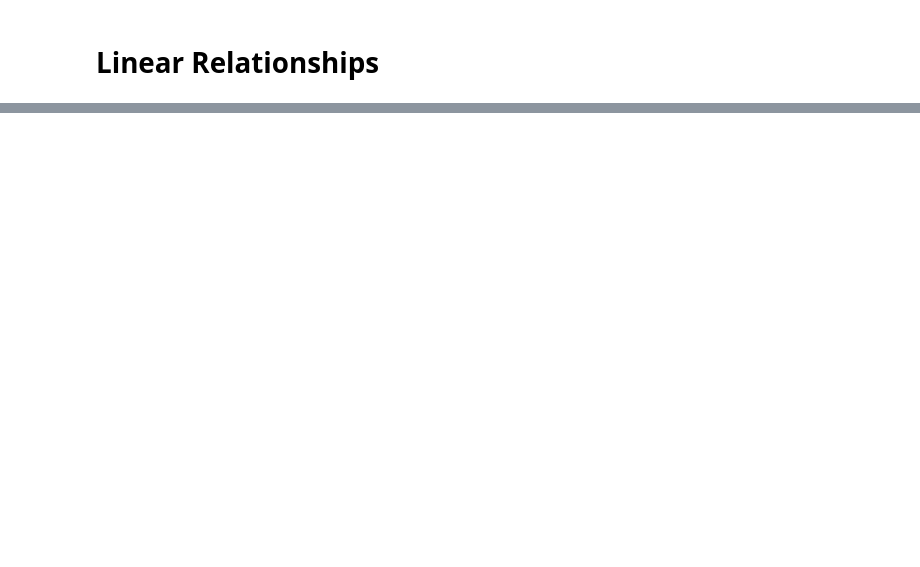
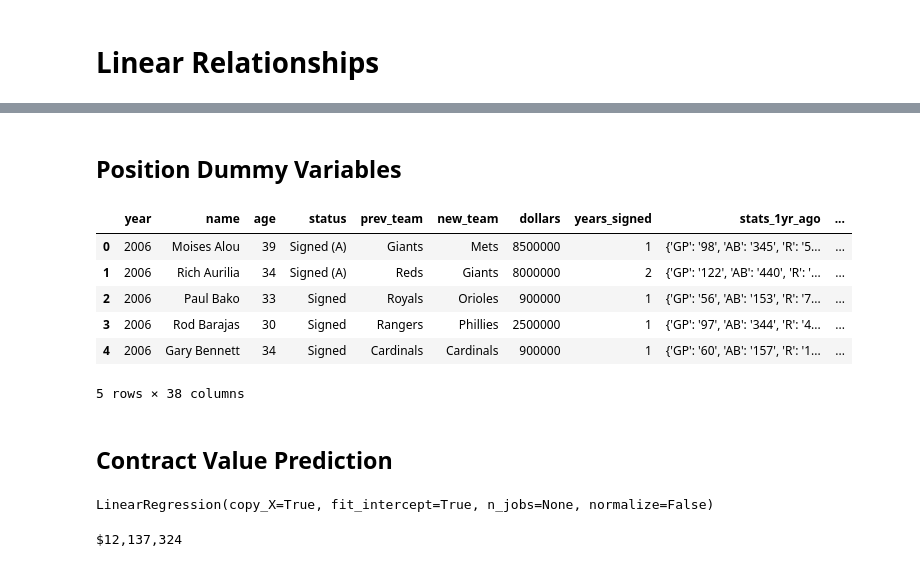
Before and after one commit to ryanjcarroll/MLB-Free-Agents-Data-Analysis, a Jupyter notebook: Data Analysis - Batters.ipynb, the cells around one changed output, grey strips where cells are left out. Saved outputs shown, nothing was run; the diff lists cells and outputs as text; code cells hidden in the pictures; blank space fills up the shorter version.

```diff
--- a/Data Analysis - Batters.ipynb
+++ b/Data Analysis - Batters.ipynb
@@ -26,0 +58,32 @@ batters.head()
+# %%
+# calculate 3-year average stats
+avg = []
+obp = []
+slg = []
+
+for index, row in batters.iterrows():
+    if row['AB_3yr'] == 0:
+        avg.append(0)
+        obp.append(0)
+        slg.append(0)
+    else:
+        avg.append(
+            float(
+                row['H_3yr']/row['AB_3yr']
+            )
+        )
+        obp.append(
+            float(
+                (row['H_3yr'] + row['BB_3yr']) / row['AB_3yr']
+            )
+        )
+        slg.append(
+            float(
+                (row['H_3yr'] + row['2B_3yr'] + 2*row['3B_3yr'] + 3*row['HR_3yr']) / row['AB_3yr']
+            )
+        )
+batters['AVG_3yr'] = avg
+batters['OBP_3yr'] = obp
+batters['SLG_3yr'] = slg
+
+batters.head()
@@ -84,0 +154,47 @@ plt.show()
+# %% [markdown]
+## Position Dummy Variables
+# %%
+# correct outfield positions
+batters.loc[batters['name']=='Jose Cruz Jr.', 'pos'] = 'LF'
+batters.loc[batters['name']=='So Taguchi', 'pos'] = 'LF'
+batters.loc[batters['name']=='Fred Lewis', 'pos'] = 'LF'
+batters.loc[batters['name']=='Carlos Beltran', 'pos'] = 'CF'
+
+batters = pd.get_dummies(batters, columns=['pos'])
+batters.head()
+# %% [output]
+|  | year | name | age | status | prev_team | new_team | dollars | years_signed | stats_1yr_ago | ... |
+| 0 | 2006 | Moises Alou | 39 | Signed (A) | Giants | Mets | 8500000 | 1 | {'GP': '98', 'AB': '345', 'R': '5... | ... |
+| 1 | 2006 | Rich Aurilia | 34 | Signed (A) | Reds | Giants | 8000000 | 2 | {'GP': '122', 'AB': '440', 'R': '... | ... |
+| 2 | 2006 | Paul Bako | 33 | Signed | Royals | Orioles | 900000 | 1 | {'GP': '56', 'AB': '153', 'R': '7... | ... |
+| 3 | 2006 | Rod Barajas | 30 | Signed | Rangers | Phillies | 2500000 | 1 | {'GP': '97', 'AB': '344', 'R': '4... | ... |
+| 4 | 2006 | Gary Bennett | 34 | Signed | Cardinals | Cardinals | 900000 | 1 | {'GP': '60', 'AB': '157', 'R': '1... | ... |
+5 rows × 38 columns
+# %% [markdown]
+## Contract Value Prediction
+# %%
+# linear regression with positional dummies
+mlr = LinearRegression()
+x = batters[['WAR_3yr', 'pos_C','pos_1B','pos_2B','pos_3B','pos_SS','pos_LF','pos_CF','pos_RF','pos_DH']]
+y = batters['aav']
+mlr.fit(x, y)
+# %% [output]
+LinearRegression(copy_X=True, fit_intercept=True, n_jobs=None, normalize=False)
+# %%
+input_war = 10
+input_pos = '1B'
+
+positions = ['pos_C','pos_1B','pos_2B','pos_3B','pos_SS','pos_LF','pos_CF','pos_RF','pos_DH']
+input_array = []
+input_array.append(input_war)
+
+for i in range(len(positions)):
+    if input_pos == positions[i].replace('pos_',''):
+        input_array.append(1)
+    else:
+        input_array.append(0)
+
+prediction = mlr.predict(np.array([input_array]))
+print('${:,.0f}'.format(prediction[0]))
+# %% [output]
+$12,137,324
```
Also changed, not shown: parts of 9 cells of this notebook, 1 other file.
